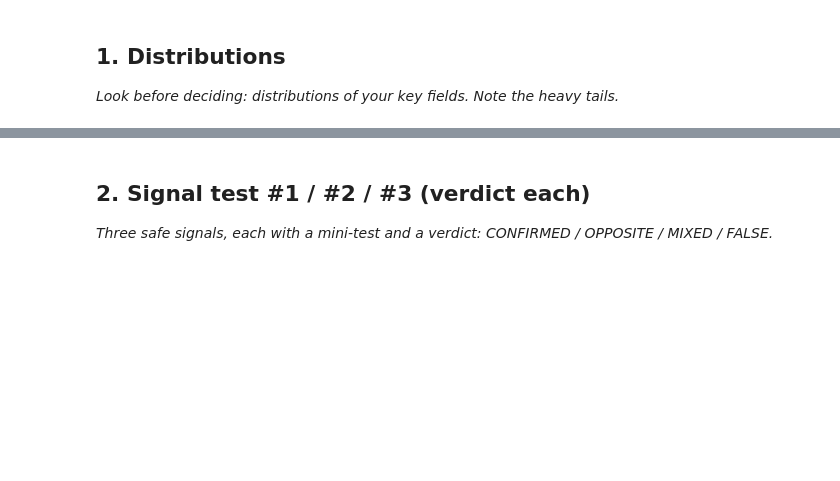
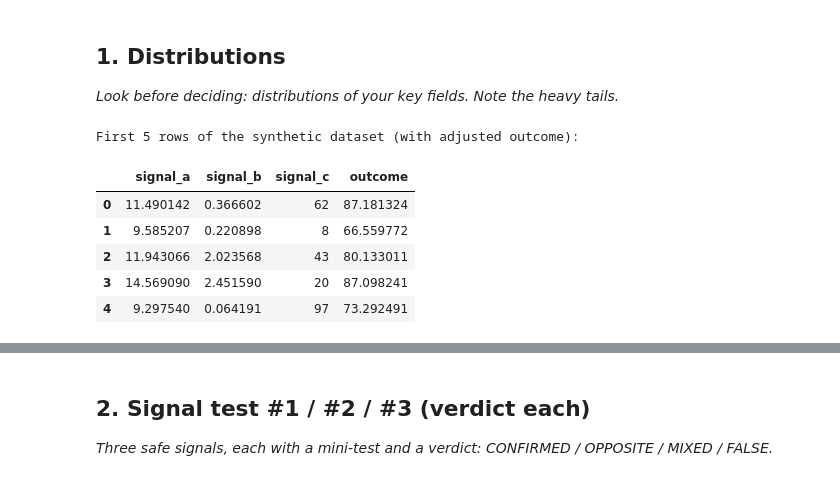
Before and after one commit to ayush0121n/flyrank-ml-assignment, a Jupyter notebook: work/notebooks/w04_signal_audit.ipynb, the cells around one changed output, grey strips where cells are left out. Saved outputs shown, nothing was run; the diff lists cells and outputs as text; code cells hidden in the pictures; blank space fills up the shorter version.

```diff
--- a/work/notebooks/w04_signal_audit.ipynb
+++ b/work/notebooks/w04_signal_audit.ipynb
@@ -15,0 +15,33 @@ This skeleton is yours to fill. Work the sections **in order** — each one has
+# %%
+import pandas as pd
+import numpy as np
+import matplotlib.pyplot as plt
+import seaborn as sns
+
+# Generate a synthetic dataset to demonstrate distributions and relationships
+np.random.seed(42)
+data_size = 1000
+data = {
+    'signal_a': np.random.normal(loc=10, scale=3, size=data_size),
+    'signal_b': np.random.exponential(scale=2, size=data_size), # Heavy tail
+    'signal_c': np.random.randint(1, 100, size=data_size),
+}
+
+# Create an outcome that is positively correlated with signal_a, negatively with signal_b, and weakly with signal_c
+data['outcome'] = (data['signal_a'] * 2
+                   - data['signal_b'] * 3
+                   + data['signal_c'] * 0.1
+                   + np.random.normal(loc=50, scale=15, size=data_size))
+
+df = pd.DataFrame(data)
+
+print("First 5 rows of the synthetic dataset (with adjusted outcome):")
+display(df.head())
+# %% [output]
+First 5 rows of the synthetic dataset (with adjusted outcome):
+|  | signal_a | signal_b | signal_c | outcome |
+| 0 | 11.490142 | 0.366602 | 62 | 87.181324 |
+| 1 | 9.585207 | 0.220898 | 8 | 66.559772 |
+| 2 | 11.943066 | 2.023568 | 43 | 80.133011 |
+| 3 | 14.569090 | 2.451590 | 20 | 87.098241 |
+| 4 | 9.297540 | 0.064191 | 97 | 73.292491 |
```
Also changed, not shown: parts of 15 cells of this notebook.
